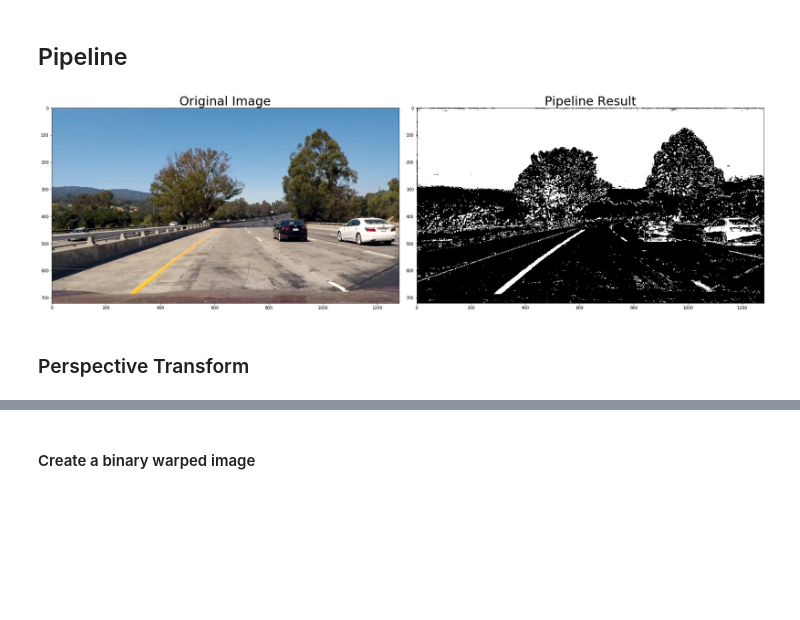
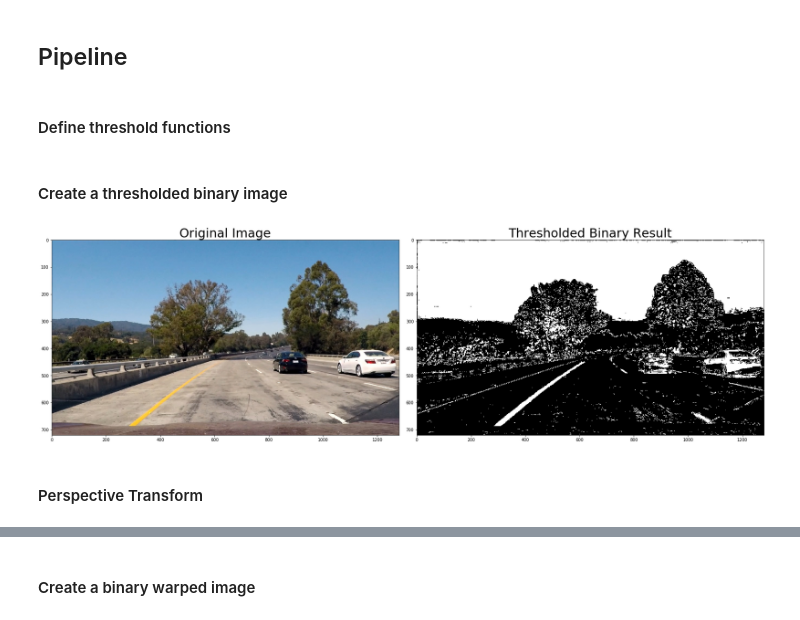
Before and after one commit to daniel-234/CarND-Advanced-Lane-Lines, a Jupyter notebook: advanced_lane_finding.ipynb, the cells around one changed output, grey strips where cells are left out. Drawn from its saved outputs; the diff is of its cells as text; code cells hidden in the pictures; blank space fills up the shorter version.

```diff
--- a/advanced_lane_finding.ipynb
+++ b/advanced_lane_finding.ipynb
@@ -95,6 +96,8 @@ f.savefig("output_images/undistort output.jpg")
 [figure]
 # %% [markdown]
 ## Pipeline
+# %% [markdown]
+#### Define threshold functions
 # %%
 '''
 Apply Sobel x or y, then take an absolute value and apply a threshold.
@@ -157,9 +160,14 @@ def dir_threshold(image, sobel_kernel=3, thresh=(0, np.pi/2)):
 
     # Return this mask as your binary_output image
     return dir_binary
+# %% [markdown]
+#### Create a thresholded binary image
 # %%
 # Edit this function to create your own pipeline.
-def pipeline(img, s_thresh=(170, 255), sx_thresh=(20, 100)):
+'''
+Use color transforms and gradients to create a thresholded binary image.
+'''
+def threshold_binary(img, s_thresh=(170, 255), sx_thresh=(20, 100)):
     img = np.copy(img)
 
     # Convert to HLS color space and separate the S channel
@@ -179,38 +187,38 @@ def pipeline(img, s_thresh=(170, 255), sx_thresh=(20, 100)):
     s_thresh_max = 255
     s_binary = np.zeros_like(s_channel)
     s_binary[(s_channel > s_thresh_min) & (s_channel <= s_thresh_max)] = 1
 
     # Stack each channel to view their individual contributions in green and blue respectively
     # This returns a stack of the two binary images, whose components you can see as different colors
     color_binary = np.dstack(( np.zeros_like(gradx), gradx, s_binary)) * 255
     combined = np.zeros_like(dir_binary)
     combined[(s_binary == 1) | ((gradx == 1) & (grady == 1)) | ((mag_binary == 1) & (dir_binary == 1))] = 1
 
     return combined
 
-# Load test image
+# Load a test image
 image = mpimg.imread('./test_images/test1.jpg')
 
 # Choose a Sobel kernel size
 ksize = 15 # Choose a larger odd number to smooth gradient measurements
 
-# Apply the pipeline function
-result = pipeline(image)
+# Apply the threshold binary function
+result = threshold_binary(image)
 
 mpimg.imsave("output_images/binary_combo_example.jpg", result, cmap='gray')
 
 # Plot the result
 f, (ax1, ax2) = plt.subplots(1, 2, figsize=(24, 9))
 f.tight_layout()
 
 ax1.imshow(image)
 ax1.set_title('Original Image', fontsize=30)
 
 ax2.imshow(result, cmap='gray')
-ax2.set_title('Pipeline Result', fontsize=30)
+ax2.set_title('Thresholded Binary Result', fontsize=30)
 plt.subplots_adjust(left=0., right=1, top=0.9, bottom=0.)
 # %% [output]
-[figure, old version]
+[figure, new version]
 # %% [markdown]
-### Perspective Transform
+#### Perspective Transform
 # %%
```
Also changed, not shown: parts of 13 cells of this notebook, 3 other files.
